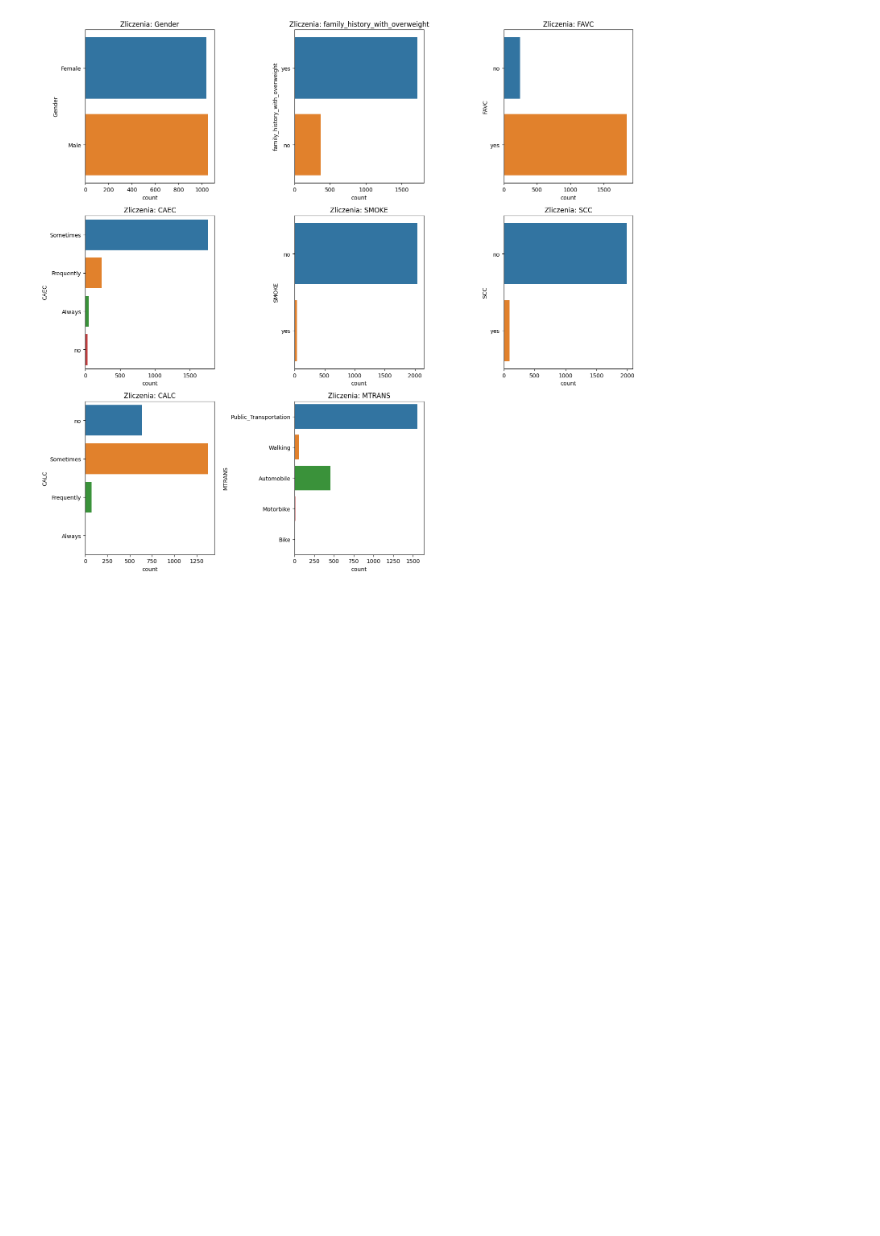
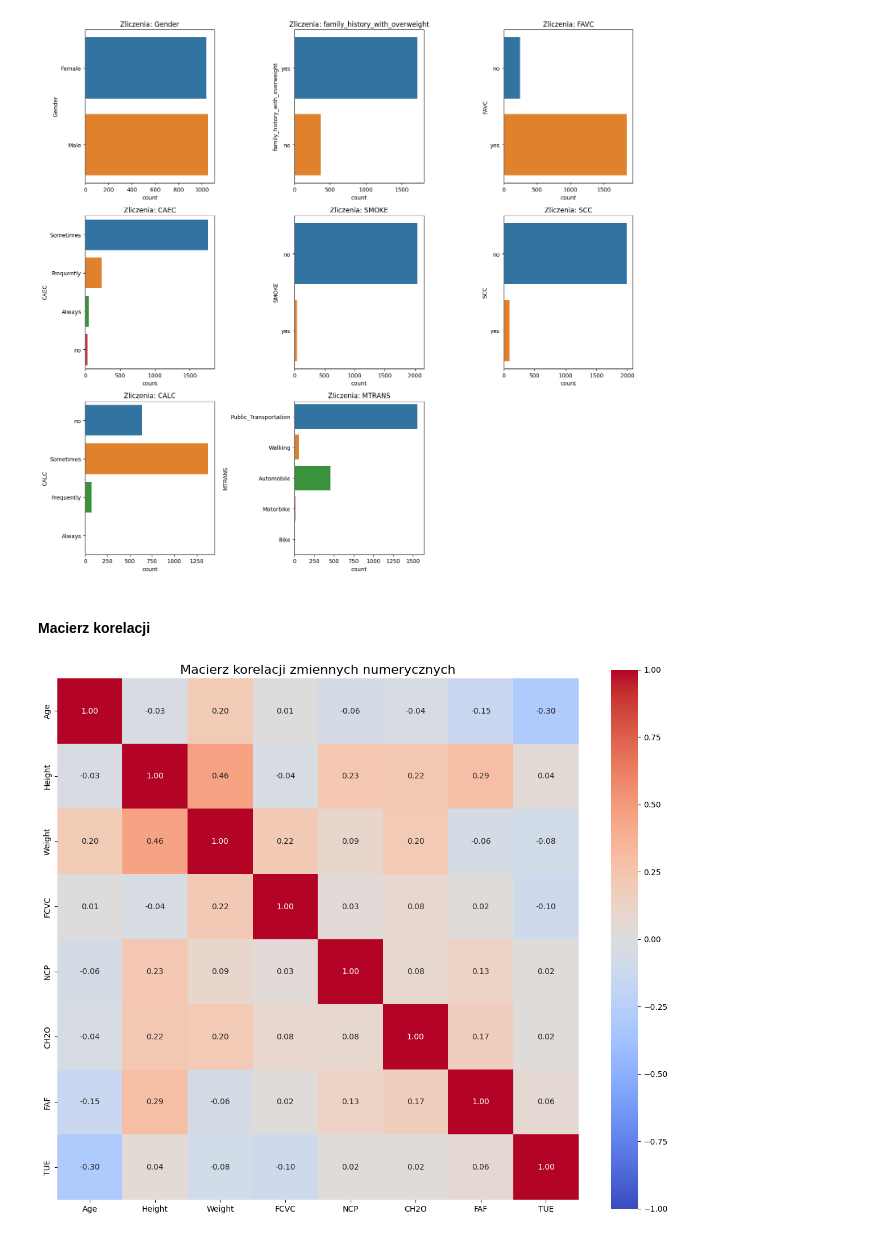
Before and after one commit to Zajecia-na-PWr-LR/lista-5-swientyk, a Jupyter notebook: lab05-ensemble.ipynb, the cells around one changed output. Cells and saved outputs as stored; diff of their text form; code cells hidden in the pictures; blank space fills up the shorter version.

```diff
--- a/lab05-ensemble.ipynb
+++ b/lab05-ensemble.ipynb
@@ -195,3 +220,19 @@ plt.tight_layout()
 plt.show()
 # %% [output]
 [figure]
+# %% [markdown]
+#### Macierz korelacji
+# %%
+numeric_df = df.select_dtypes(include=['float64', 'int64'])
+
+corr_matrix = numeric_df.corr()
+
+plt.figure(figsize=(12, 10))
+
+sns.heatmap(corr_matrix, annot=True, cmap='coolwarm', fmt=".2f", vmin=-1, vmax=1, center=0, square=True)
+
+plt.title('Macierz korelacji zmiennych numerycznych', fontsize=16)
+plt.tight_layout()
+plt.show()
+# %% [output]
+[figure, added]
```
Also changed, not shown: parts of 19 cells of this notebook.
